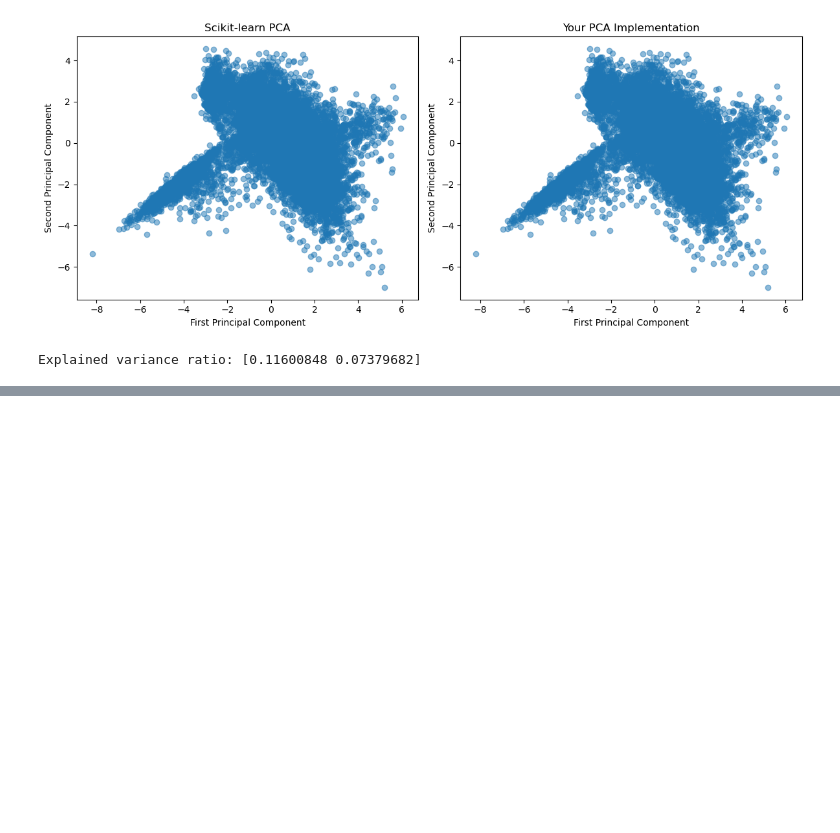
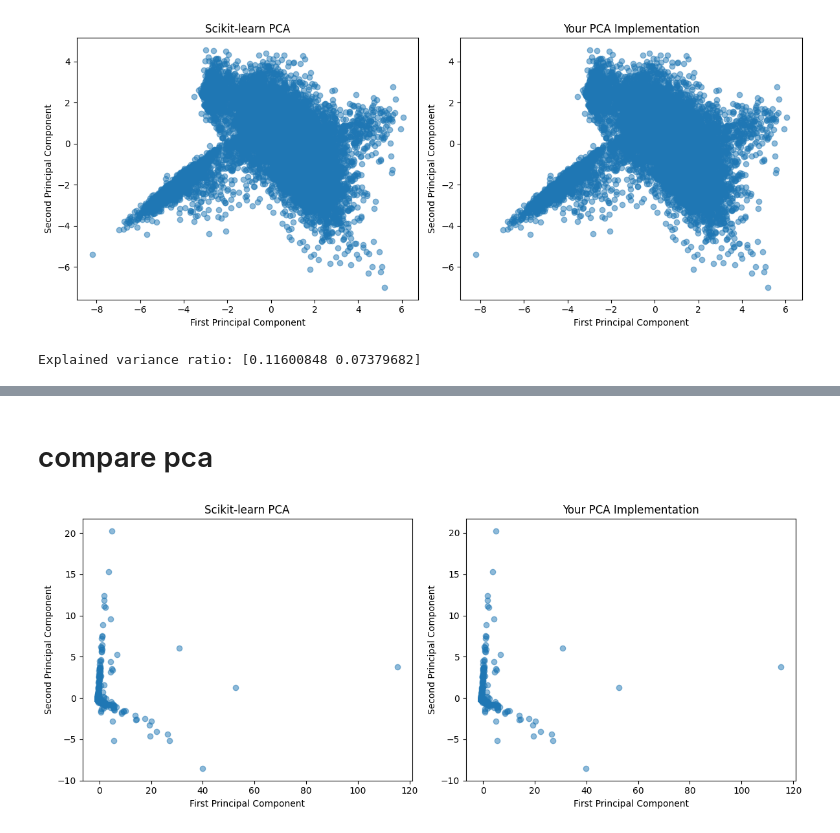
Before and after one commit to Adiaharoni55/intro_ml, a Jupyter notebook: demonstration.ipynb, the cells around one changed output, grey strips where cells are left out. Drawn from its saved outputs; the diff is of its cells as text; code cells hidden in the pictures; blank space fills up the shorter version.

```diff
--- a/demonstration.ipynb
+++ b/demonstration.ipynb
@@ -125,0 +145,27 @@ Explained variance ratio: [0.11600848 0.07379682]
+# %% [markdown]
+# compare pca
+# %%
+scaler = StandardScaler()
+scaled_data = scaler.fit_transform(sparse_remove_agg)
+
+pca = PCA(n_components=2)
+sklearn_pca_data = pca.fit_transform(scaled_data)
+
+fig, (ax1, ax2) = plt.subplots(1, 2, figsize=(12, 5))
+
+# Plot scikit-learn PCA
+ax1.scatter(sklearn_pca_data[:, 0], sklearn_pca_data[:, 1], alpha=0.5)
+ax1.set_xlabel('First Principal Component')
+ax1.set_ylabel('Second Principal Component')
+ax1.set_title('Scikit-learn PCA')
+
+# Plot your PCA
+ax2.scatter(df_reduced_agg['PC1'], df_reduced_agg['PC2'], alpha=0.5)
+ax2.set_xlabel('First Principal Component')
+ax2.set_ylabel('Second Principal Component')
+ax2.set_title('Your PCA Implementation')
+
+plt.tight_layout()
+plt.show()
+# %% [output]
+[figure, added]
```
Also changed, not shown: parts of 5 cells of this notebook, 1 other file.
